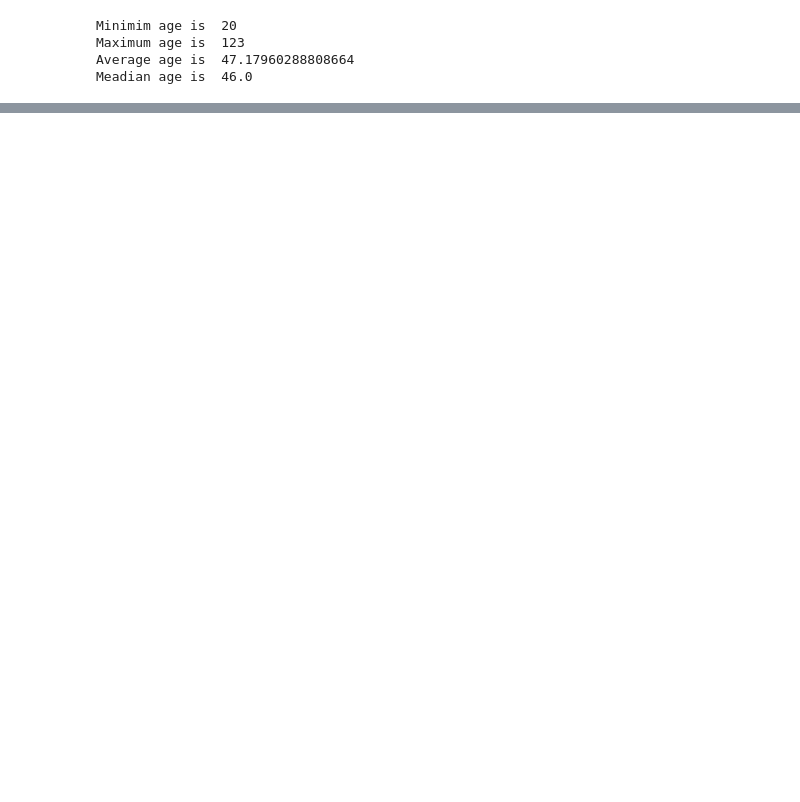
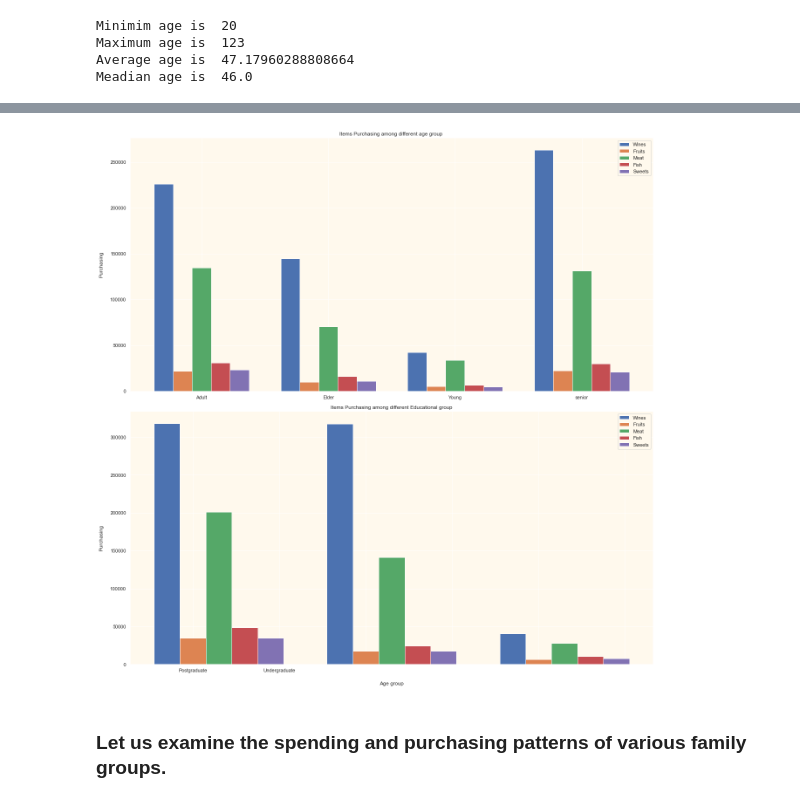
Before and after one commit to thejosec01/marketing, a Jupyter notebook: marketing.ipynb, the cells around one changed output, grey strips where cells are left out. Cells and saved outputs as stored; diff of their text form; code cells hidden in the pictures; blank space fills up the shorter version.

```diff
--- a/marketing.ipynb
+++ b/marketing.ipynb
@@ -368,0 +356,36 @@ array([0.9, 1.9, 2.9, 3.9])
+# %%
+fig, ax= plt.subplots(2,1,figsize=(18,18))
+x= np.arange(len(p_age['Age_group'].unique()))
+x2=np.arange(len(p_ed['Education'].unique()))
+bar_width= 0.15
+ax[0].bar(x -bar_width, list(p_age['Wines']),bar_width, label='Wines' )
+ax[0].bar(x , p_age['Fruits'],bar_width, label='Fruits')
+ax[0].bar(x + (1*bar_width), p_age['Meat'],bar_width, label= 'Meat')
+ax[0].bar(x + (2*bar_width), p_age['Fish'],bar_width, label= 'Fish')
+ax[0].bar(x + (3*bar_width), p_age['Sweets'],bar_width, label='Sweets')
+ax[0].set_xticks(x+ bar_width)
+ax[0].set_xticklabels(p_age['Age_group'])
+ax[0].legend()
+ax[0].set_title('Items Purchasing among different age group ')
+ax[0].spines['top'].set_visible(False)
+ax[0].spines['right'].set_visible(False)
+ax[0].set_ylabel('Purchasing', labelpad=15)
+#ax[0].set_xlabel('Age group', labelpad=20)
+
+
+ax[1].bar(x2 - bar_width, list(p_ed['Wines']),bar_width, label='Wines' )
+ax[1].bar(x2 , p_ed['Fruits'],bar_width, label='Fruits')
+ax[1].bar(x2 + (1*bar_width),p_ed['Meat'],bar_width, label= 'Meat')
+ax[1].bar(x2 + (2*bar_width), p_ed['Fish'],bar_width, label= 'Fish')
+ax[1].bar(x2 + (3*bar_width), p_ed['Sweets'],bar_width, label= 'Sweets')
+ax[1].set_xticklabels(p_ed['Education'])
+ax[1].legend()
+ax[1].set_title('Items Purchasing among different Educational group')
+ax[1].set_ylabel('Purchasing', labelpad=15)
+ax[1].set_xlabel('Age group', labelpad=20)
+
+fig.tight_layout()
+# %% [output]
+[figure, added]
+# %% [markdown]
+### Let us examine the spending and purchasing patterns of various family groups.
```
Also changed, not shown: parts of 35 cells of this notebook.
